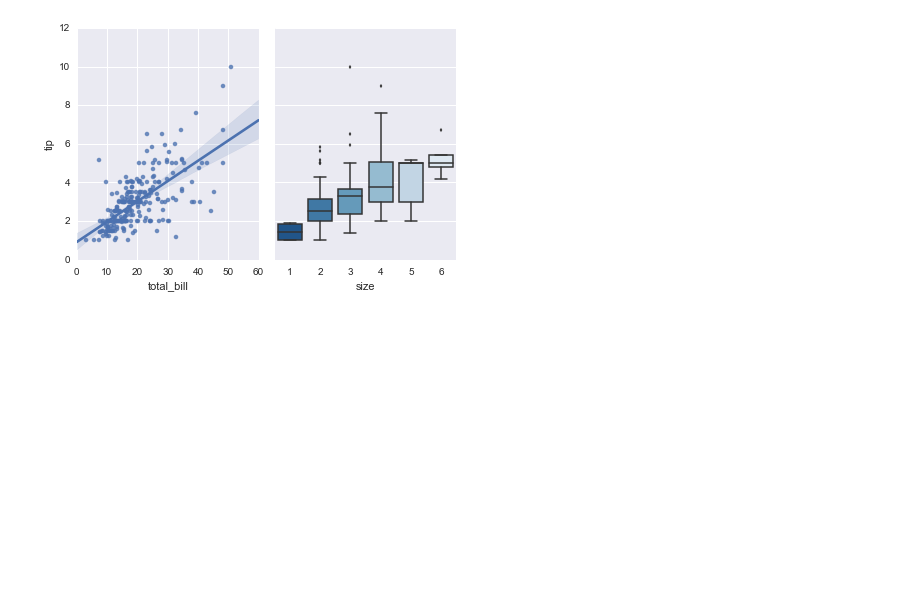
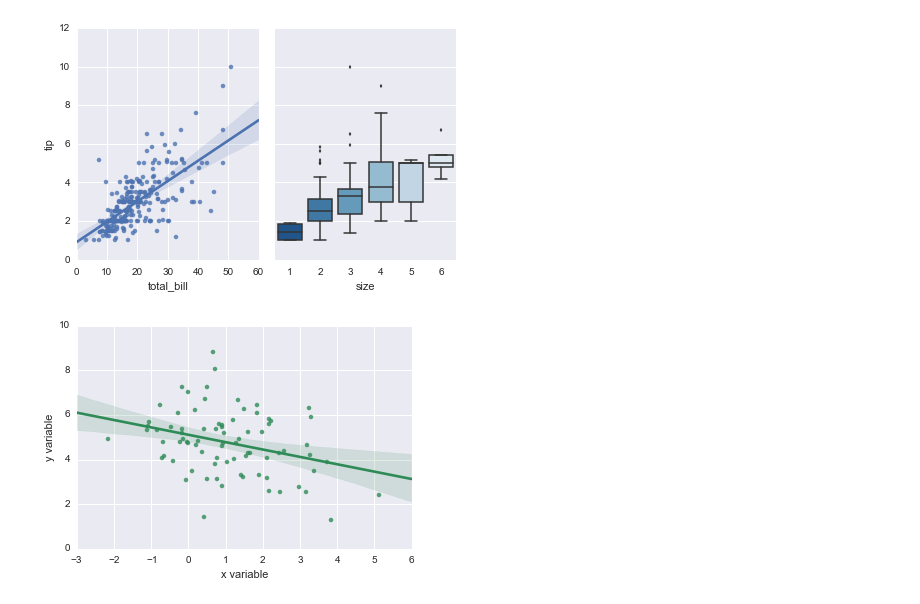
Before and after one commit to tarmstro/mvbop, a Jupyter notebook: seaborn_tutorial.ipynb, the cells around one changed output. Saved outputs shown, nothing was run; the diff lists cells and outputs as text; code cells hidden in the pictures; blank space fills up the shorter version.

```diff
--- a/seaborn_tutorial.ipynb
+++ b/seaborn_tutorial.ipynb
@@ -357,3 +357,9 @@ sns.boxplot(tips["tip"], tips["size"], color="Blues_r", ax=ax2).set_ylabel("")
 f.tight_layout()
 # %% [output]
 [figure]
+# %%
+x, y = np.random.multivariate_normal([1, 5], [(2, -.8), (-.8, 2)], 80).T
+ax = sns.regplot(x, y, color="seagreen")
+ax.set(xlabel="x variable", ylabel="y variable");
+# %% [output]
+[figure, added]
```
Also changed, not shown: parts of 1 cell of this notebook.
